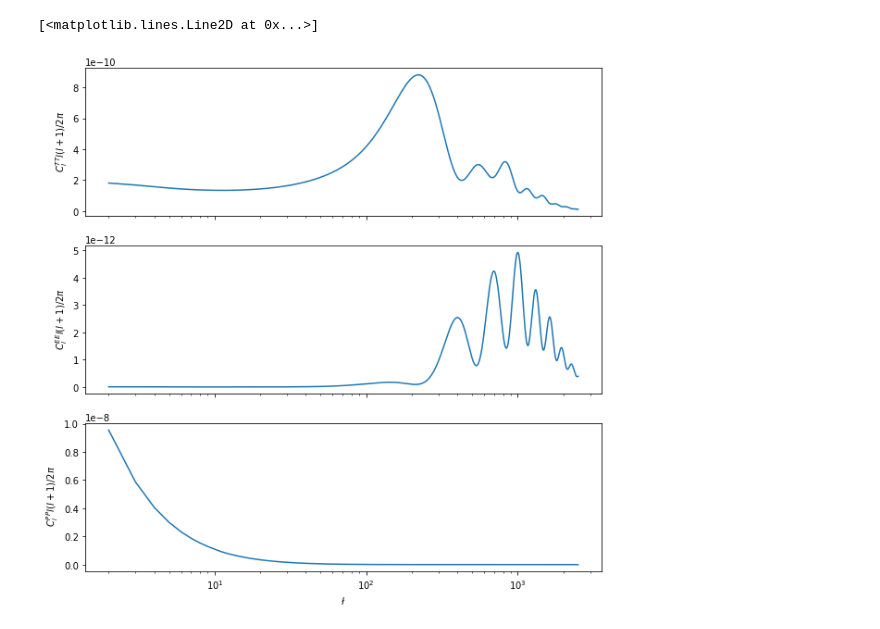
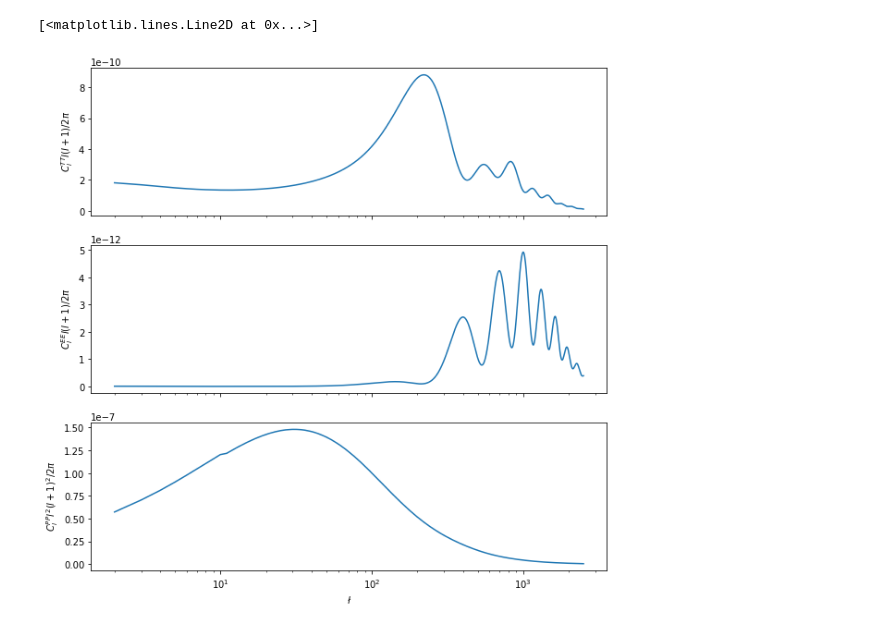
Before and after one commit to ibiniam/NSBP-2022-project, a Jupyter notebook: Scripts/class_notebook_1.ipynb, the cells around one changed output. Saved outputs shown, nothing was run; the diff lists cells and outputs as text; code cells hidden in the pictures.

```diff
--- a/Scripts/class_notebook_1.ipynb
+++ b/Scripts/class_notebook_1.ipynb
@@ -58,13 +58,13 @@ clPP = cls['pp'][2:]
 # %%
 fig, (ax1, ax2, ax3) = plt.subplots(3, 1, sharex = 'col', figsize = (10,10))
 ax1.set_xscale('log')
 ax3.set_xlabel('$\l$')
 ax1.set_ylabel('$\ C_l^{TT} l(l+1)/2\pi $')
 ax2.set_ylabel('$\ C_l^{EE} l(l+1)/2\pi $')
-ax3.set_ylabel('$\ C_l^{PP} l(l+1)/2\pi $')
+ax3.set_ylabel('$\ C_l^{PP} l^2(l+1)^2/2\pi $')
 ax1.plot(ll, clTT*ll*(ll+1)/2./np.pi)
 ax2.plot(ll, clEE*ll*(ll+1)/2./np.pi)
-ax3.plot(ll, clPP*ll*(ll+1)/2./np.pi)
+ax3.plot(ll, clPP*((ll*(ll+1))**2)/2./np.pi)
 # %% [output]
 [<matplotlib.lines.Line2D at 0x...>]
-[figure, old version]
+[figure, new version]
```
Also changed, not shown: parts of 2 cells of this notebook, 7 other files.
